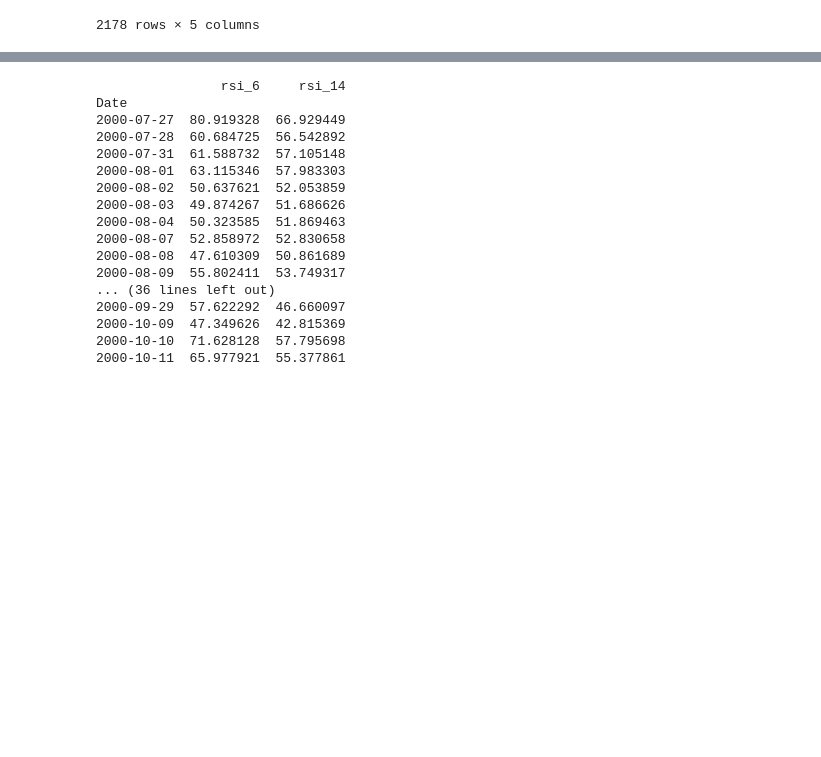
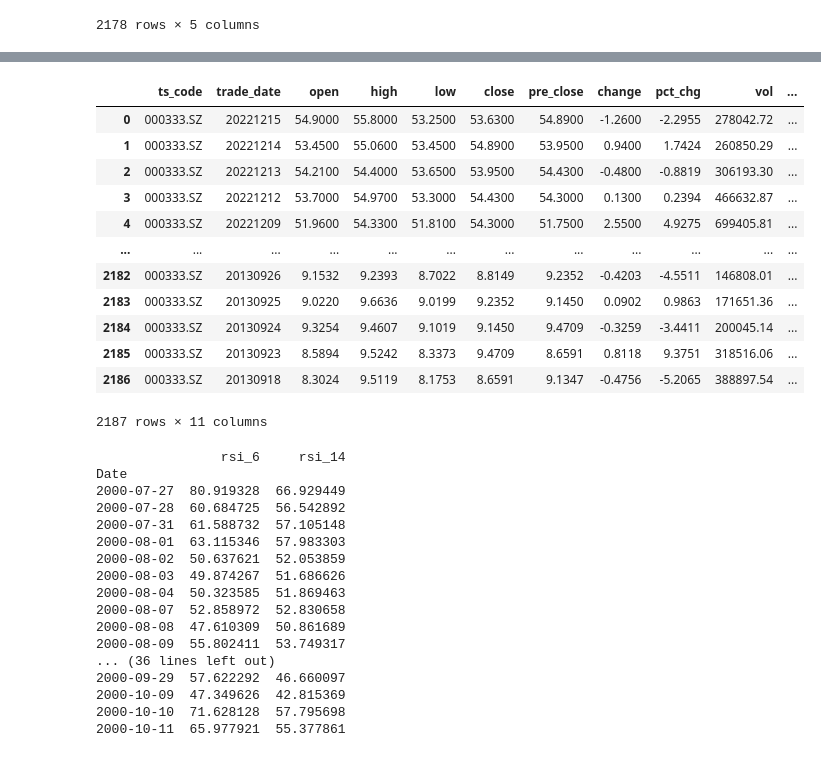
Before and after one commit to bizeasy17/investtrack, a Jupyter notebook: diggings/backtesting.ipynb, the cells around one changed output, grey strips where cells are left out. Saved outputs shown, nothing was run; the diff lists cells and outputs as text; code cells hidden in the pictures; blank space fills up the shorter version.

```diff
--- a/diggings/backtesting.ipynb
+++ b/diggings/backtesting.ipynb
@@ -43,3 +62,24 @@ See the caveats in the documentation: https://pandas.pydata.org/pandas-docs/stab
+# %%
+import tushare as ts
+import pandas as pd
+# ts.set_token('16f7093d6da6ad3e853ce5a94104d64990db2c262ea46ef64e504df6')
+
+df = ts.pro_bar( ts_code='000333.SZ', freq='D', start_date='20100101', end_date='20221216',adj='qfq')
+df
+# %% [output]
+|  | ts_code | trade_date | open | high | low | close | pre_close | change | pct_chg | vol | ... |
+| 0 | 000333.SZ | 20221215 | 54.9000 | 55.8000 | 53.2500 | 53.6300 | 54.8900 | -1.2600 | -2.2955 | 278042.72 | ... |
+| 1 | 000333.SZ | 20221214 | 53.4500 | 55.0600 | 53.4500 | 54.8900 | 53.9500 | 0.9400 | 1.7424 | 260850.29 | ... |
+| 2 | 000333.SZ | 20221213 | 54.2100 | 54.4000 | 53.6500 | 53.9500 | 54.4300 | -0.4800 | -0.8819 | 306193.30 | ... |
+| 3 | 000333.SZ | 20221212 | 53.7000 | 54.9700 | 53.3000 | 54.4300 | 54.3000 | 0.1300 | 0.2394 | 466632.87 | ... |
+| 4 | 000333.SZ | 20221209 | 51.9600 | 54.3300 | 51.8100 | 54.3000 | 51.7500 | 2.5500 | 4.9275 | 699405.81 | ... |
+| ... | ... | ... | ... | ... | ... | ... | ... | ... | ... | ... | ... |
+| 2182 | 000333.SZ | 20130926 | 9.1532 | 9.2393 | 8.7022 | 8.8149 | 9.2352 | -0.4203 | -4.5511 | 146808.01 | ... |
+| 2183 | 000333.SZ | 20130925 | 9.0220 | 9.6636 | 9.0199 | 9.2352 | 9.1450 | 0.0902 | 0.9863 | 171651.36 | ... |
+| 2184 | 000333.SZ | 20130924 | 9.3254 | 9.4607 | 9.1019 | 9.1450 | 9.4709 | -0.3259 | -3.4411 | 200045.14 | ... |
+| 2185 | 000333.SZ | 20130923 | 8.5894 | 9.5242 | 8.3373 | 9.4709 | 8.6591 | 0.8118 | 9.3751 | 318516.06 | ... |
+| 2186 | 000333.SZ | 20130918 | 8.3024 | 9.5119 | 8.1753 | 8.6591 | 9.1347 | -0.4756 | -5.2065 | 388897.54 | ... |
+2187 rows × 11 columns
 # %%
 # import pandas as pd
 import matplotlib.pyplot as plot
```
Also changed, not shown: parts of 2 cells of this notebook, 13 other files.
